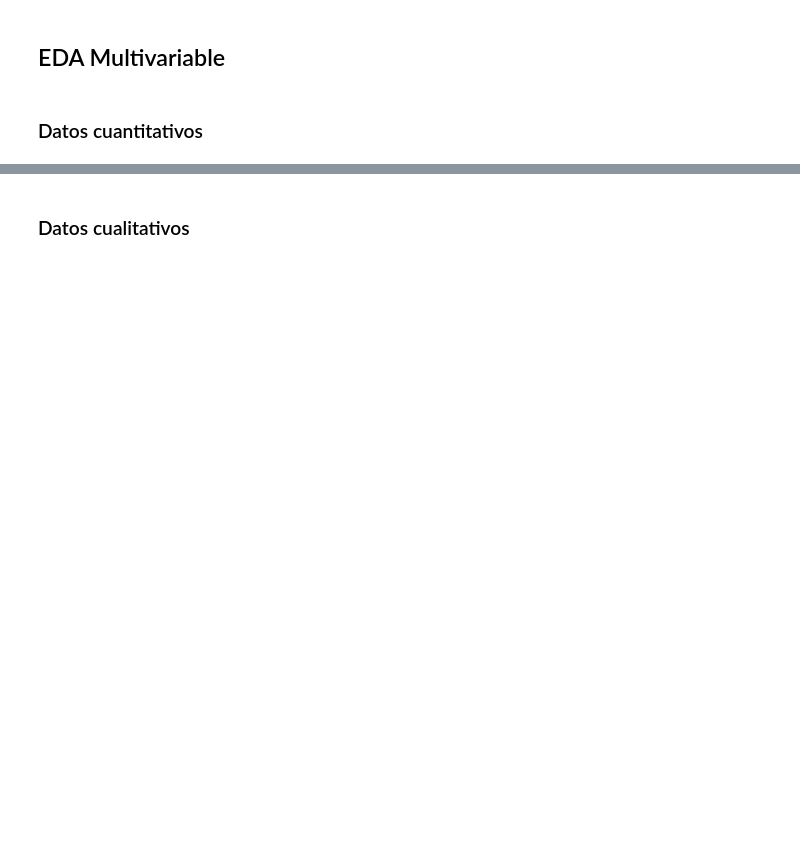
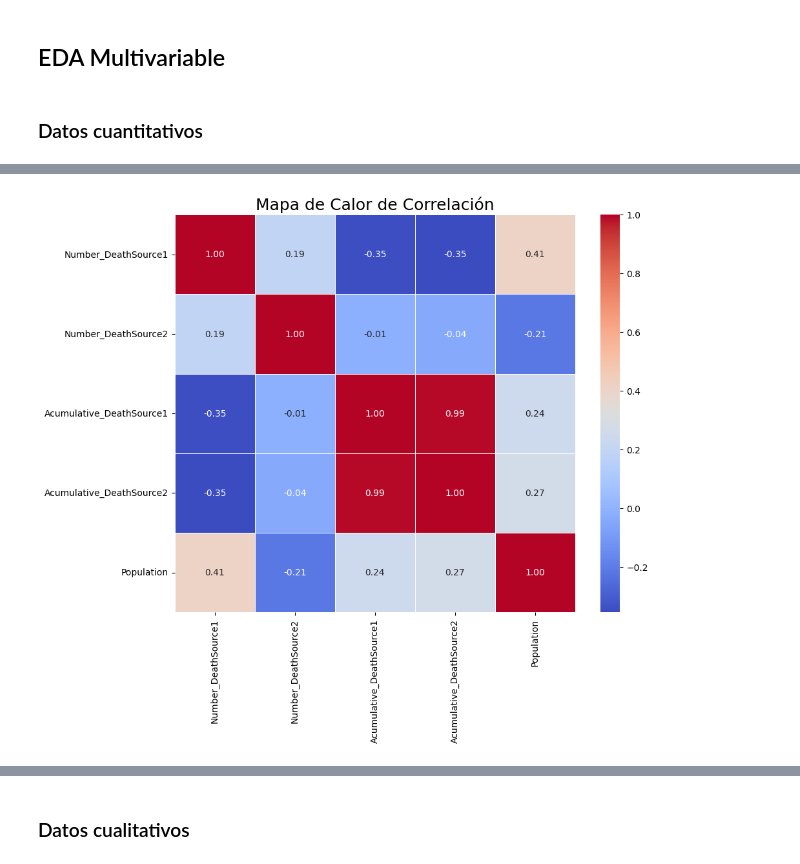
Before and after one commit to alexmaest/SEMI2_Proyecto, a Jupyter notebook: Proyecto2/main.ipynb, the cells around one changed output, grey strips where cells are left out. Saved outputs shown, nothing was run; the diff lists cells and outputs as text; code cells hidden in the pictures; blank space fills up the shorter version.

```diff
--- a/Proyecto2/main.ipynb
+++ b/Proyecto2/main.ipynb
@@ -184,0 +221,10 @@ plt.show()
+# %%
+selected_columns = ['Number_DeathSource1', 'Number_DeathSource2', 'Acumulative_DeathSource1', 'Acumulative_DeathSource2', 'Population']
+corr_matrix = df[selected_columns].corr()
+plt.figure(figsize=(10, 8))
+sns.heatmap(corr_matrix, annot=True, cmap='coolwarm', fmt=".2f", linewidths=.5)
+
+plt.title('Mapa de Calor de Correlación', fontsize=18)
+plt.show()
+# %% [output]
+[figure, added]
```
Also changed, not shown: parts of 13 cells of this notebook.
